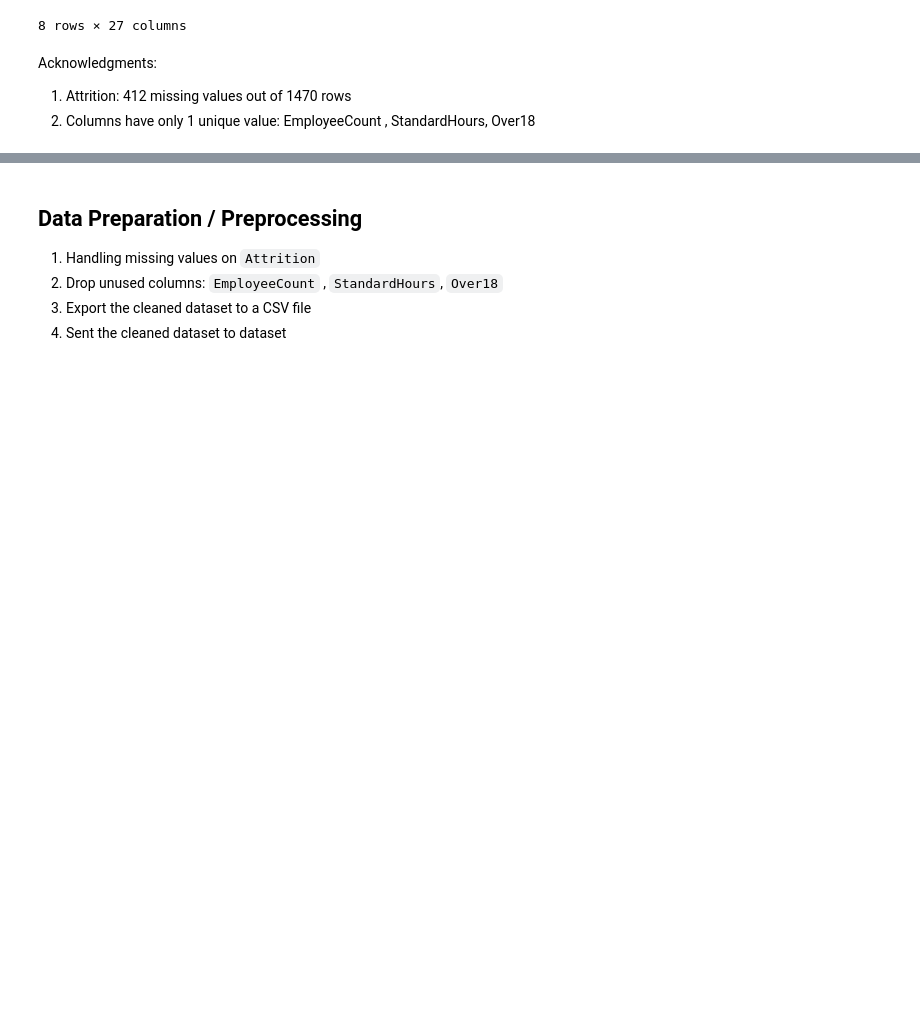
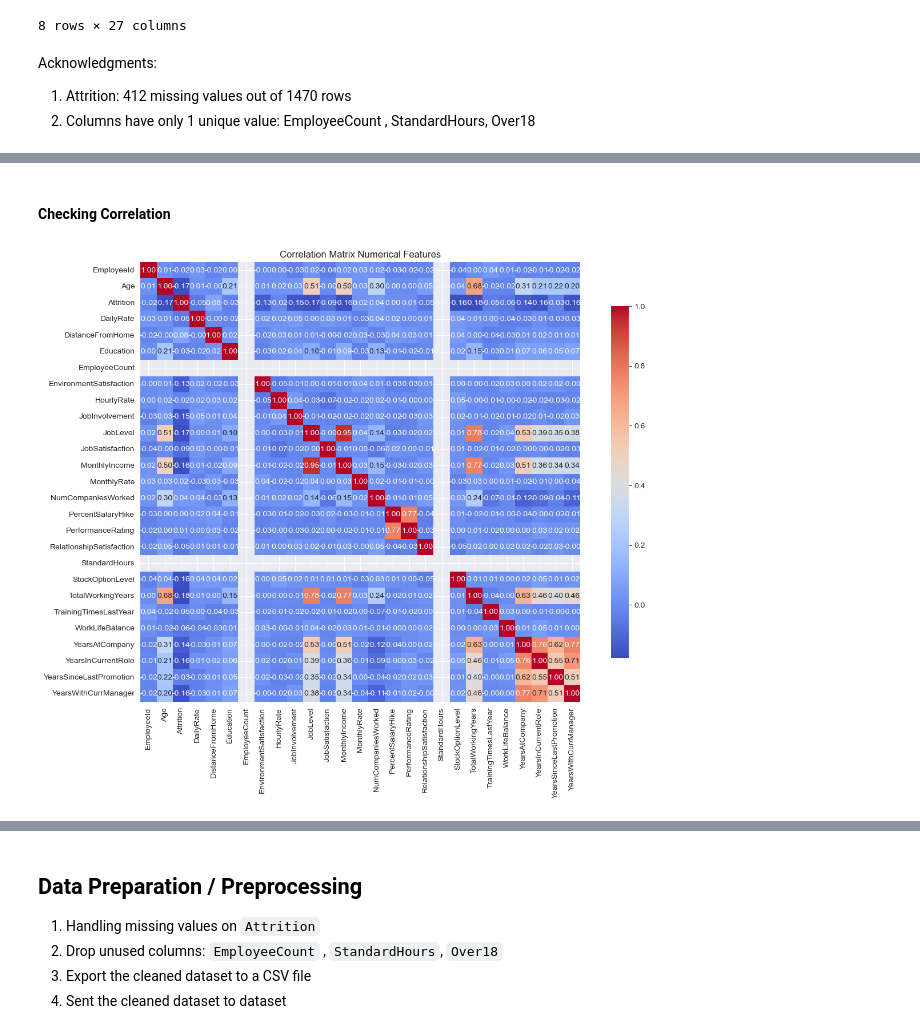
Before and after one commit to HanugaFathurC/Jaya-Jaya-Maju-HR-Attrition, a Jupyter notebook: notebook.ipynb, the cells around one changed output, grey strips where cells are left out. Saved outputs shown, nothing was run; the diff lists cells and outputs as text; code cells hidden in the pictures; blank space fills up the shorter version.

```diff
--- a/notebook.ipynb
+++ b/notebook.ipynb
@@ -153,0 +216,14 @@ Acknowledgments:
+# %% [markdown]
+#### Checking Correlation
+# %%
+# Calculate the correlation matrix
+correlation_matrix = df.select_dtypes(include='number').corr()
+
+# Set up the matplotlib figure
+plt.figure(figsize=(14, 10))
+
+sns.heatmap(correlation_matrix, annot=True, fmt=".2f", cmap='coolwarm', square=True, cbar_kws={"shrink": .8})
+plt.title("Correlation Matrix Numerical Features")
+plt.show()
+# %% [output]
+[figure, added]
```
Also changed, not shown: parts of 9 cells of this notebook, 2 other files.
